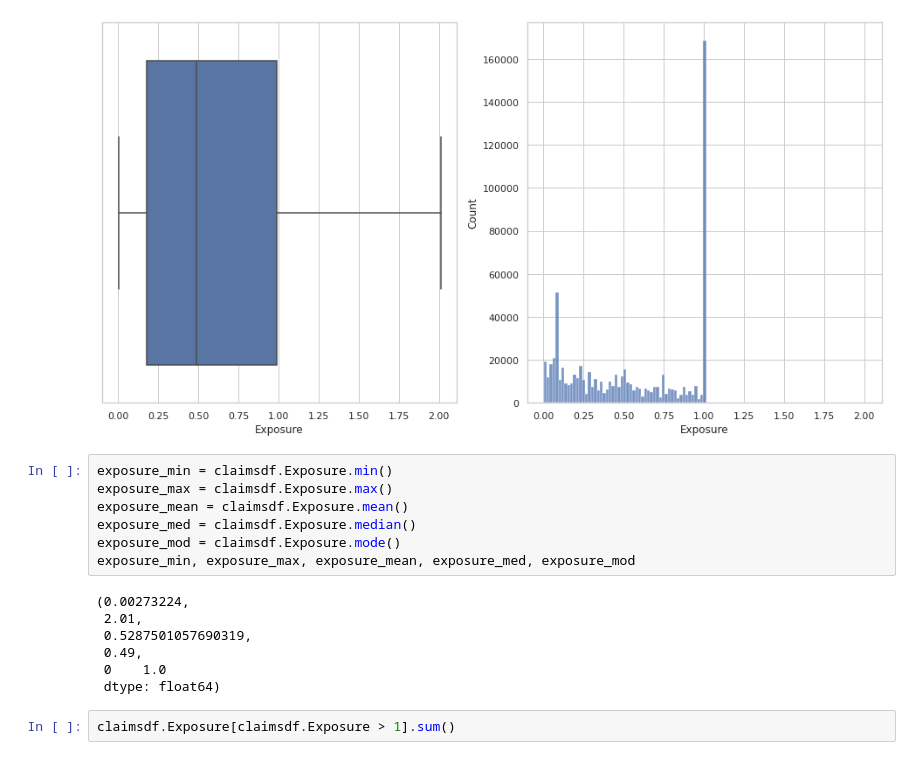
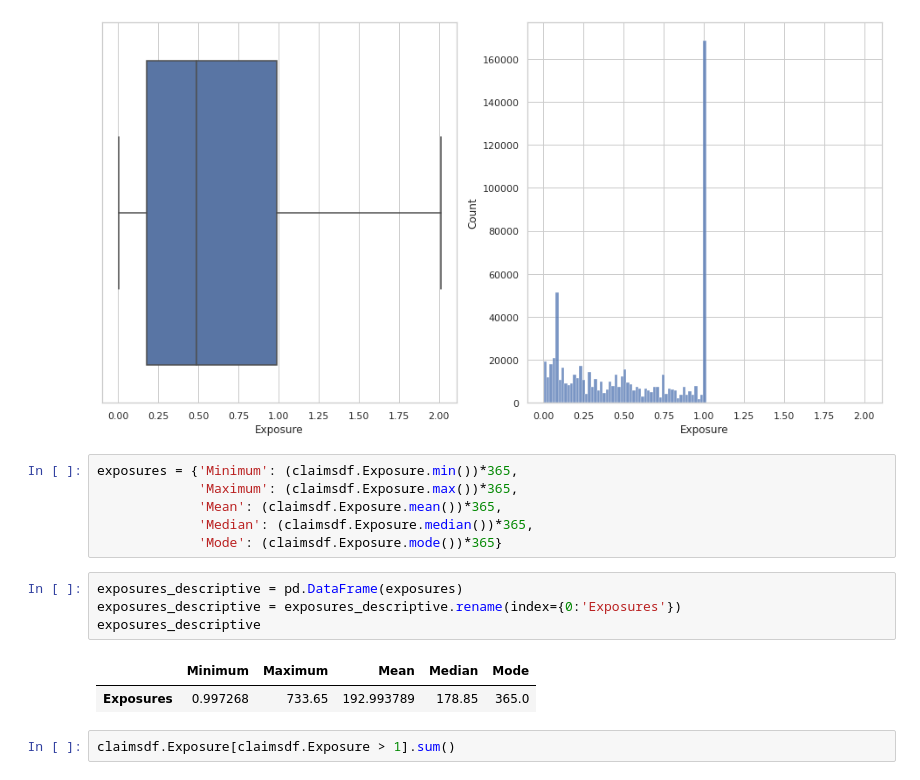
Before and after one commit to JulianTrufero/Claims-Frequency-Predicitons, a Jupyter notebook: Notebooks/claims_data.ipynb, the cells around one changed output. Saved outputs shown, nothing was run; the diff lists cells and outputs as text.

```diff
--- a/Notebooks/claims_data.ipynb
+++ b/Notebooks/claims_data.ipynb
@@ -138,19 +110,18 @@ fig.savefig("exposure_box_hist.png");
 # %% [output]
 [figure]
 # %%
-exposure_min = claimsdf.Exposure.min()
-exposure_max = claimsdf.Exposure.max()
-exposure_mean = claimsdf.Exposure.mean()
-exposure_med = claimsdf.Exposure.median()
-exposure_mod = claimsdf.Exposure.mode()
-exposure_min, exposure_max, exposure_mean, exposure_med, exposure_mod
+exposures = {'Minimum': (claimsdf.Exposure.min())*365,
+             'Maximum': (claimsdf.Exposure.max())*365,
+             'Mean': (claimsdf.Exposure.mean())*365,
+             'Median': (claimsdf.Exposure.median())*365,
+             'Mode': (claimsdf.Exposure.mode())*365}
-# %% [output]
-(0.00273224,
- 2.01,
- 0.5287501057690319,
- 0.49,
- 0    1.0
- dtype: float64)
+# %%
+exposures_descriptive = pd.DataFrame(exposures)
+exposures_descriptive = exposures_descriptive.rename(index={0:'Exposures'})
+exposures_descriptive
+# %% [output]
+|  | Minimum | Maximum | Mean | Median | Mode |
+| Exposures | 0.997268 | 733.65 | 192.993789 | 178.85 | 365.0 |
 # %%
 claimsdf.Exposure[claimsdf.Exposure > 1].sum()
 # %% [output]
```
Also changed, not shown: parts of 10 cells of this notebook, 3 other files.
